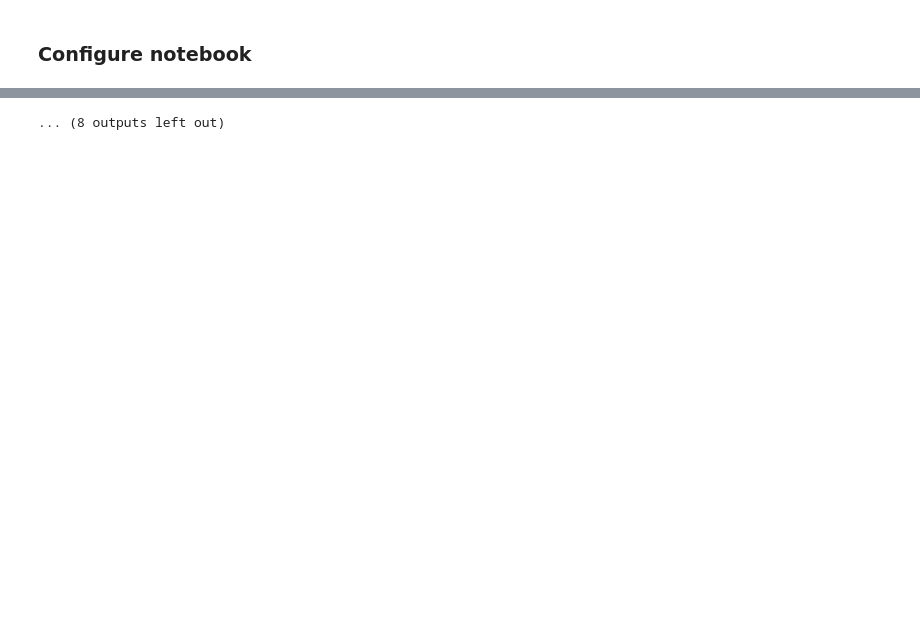
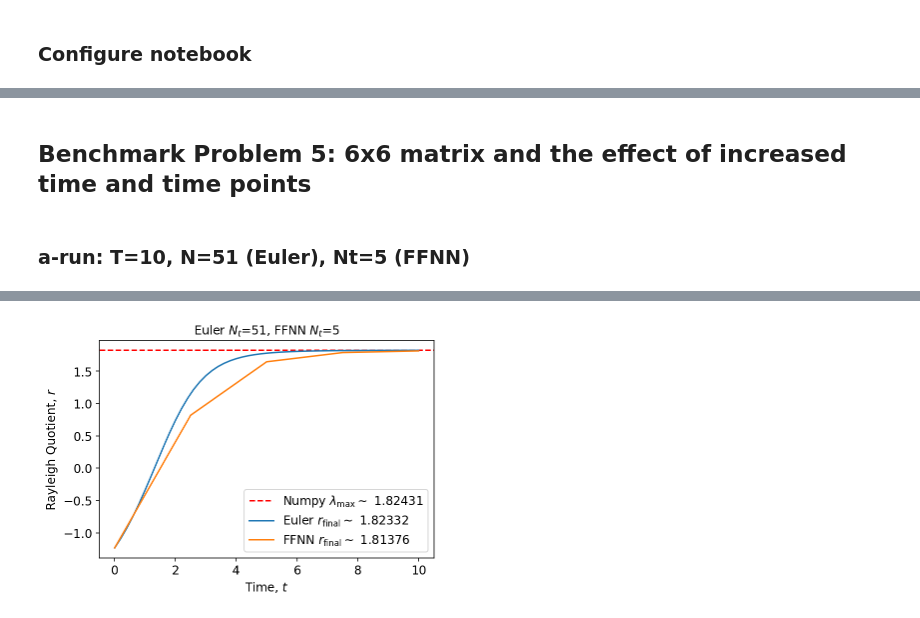
Before and after one commit to nicolossus/FYS-STK4155-Project3, a Jupyter notebook: notebooks/eigenvalue_tf.ipynb, the cells around one changed output, grey strips where cells are left out. Cells and saved outputs as stored; diff of their text form; code cells hidden in the pictures; blank space fills up the shorter version.

```diff
--- a/notebooks/eigenvalue_tf.ipynb
+++ b/notebooks/eigenvalue_tf.ipynb
@@ -371,3 +712,7 @@ WARNING:tensorflow:Entity <bound method DNModel.call of <__main__.DNModel object
+# %% [markdown]
+## Benchmark Problem 5: 6x6 matrix and the effect of increased time and time points
+# %% [markdown]
+### a-run: T=10, N=51 (Euler), Nt=5 (FFNN)
 # %%
 # Define trial solution, ODE rhs, loss function, and gradient method
 @tf.function
@@ -432,28 +777,29 @@ class DNModel(tf.keras.Model):
         x = self.dense_3(x)
         return self.out(x)
 
+
 # Define problem
-n = 6    # Dimension
-T = 10   # Final time
-N = 101  # number of time points
-
-# Benchmark problem
 np.random.seed(42)
 tf.random.set_seed(42)
+n = 6    # Dimension
+T = 10    # Final time
+N = 51   # number of time points (Euler)
+t = np.linspace(0, T, N)
+
 A = np.random.normal(0, 1, (n, n))
 A = (A.T + A) * 0.5
 x0 = np.random.rand(n)
 x0 = x0 / np.linalg.norm(x0, ord=1)
-t = np.linspace(0, T, N)
 
 # Problem formulation for tensorflow
-Nt = 11
+Nt = 5   # number of time points (FFNN)
 A_tf = tf.convert_to_tensor(A, dtype=tf.float64)
 x0_tf = tf.convert_to_tensor(x0, dtype=tf.float64)
 start = tf.constant(0, dtype=tf.float64)
 stop = tf.constant(T, dtype=tf.float64)
 t_tf = tf.linspace(start, stop, Nt)
 t_tf = tf.reshape(t_tf, [-1, 1])
+
 
 # Initial model and optimizer
 model = DNModel(n)
@@ -485,12 +831,15 @@ print('Eigvals Numpy:', v)
 print('Max Eigval Numpy', np.max(v))
 print('Final Rayleigh Quotient Euler', eig_euler[-1])
 print('Final Rayleigh Quotient FFNN', eig_nn.numpy()[-1])
+print('Absolute Error Euler:', np.abs(np.max(v) - eig_euler[-1]))
+print('Absolute Error FFNN:', np.abs(np.max(v) - eig_nn.numpy()[-1]))
 
 # Plot eigenvalues
 fig, ax = plt.subplots()
 ax.axhline(np.max(v), color='red', ls='--')
 ax.plot(t, eig_euler)
 ax.plot(t_tf, eig_nn)
+ax.set_title(f"Euler $N_t$={N}, FFNN $N_t$={Nt}")
 ax.set_xlabel('Time, $t$')
 ax.set_ylabel('Rayleigh Quotient, $r$')
 lgd_numpy = "Numpy $\\lambda_{\\mathrm{max}} \\sim$ " + \
@@ -523 +872 @@ WARNING:tensorflow:Entity <bound method DNModel.call of <__main__.DNModel object
-... (8 outputs left out)
+[figure, added]
```
Also changed, not shown: parts of 23 cells of this notebook.
